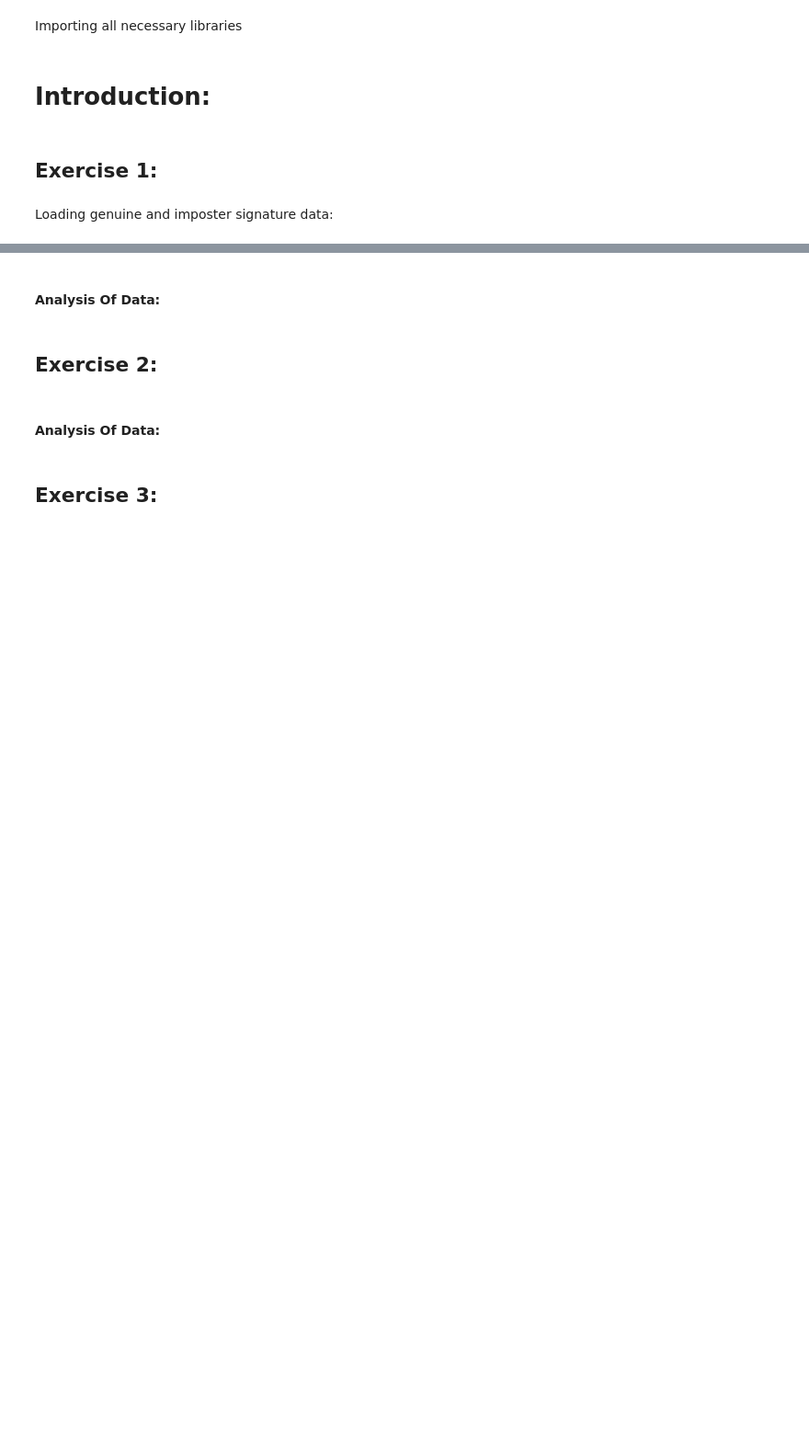
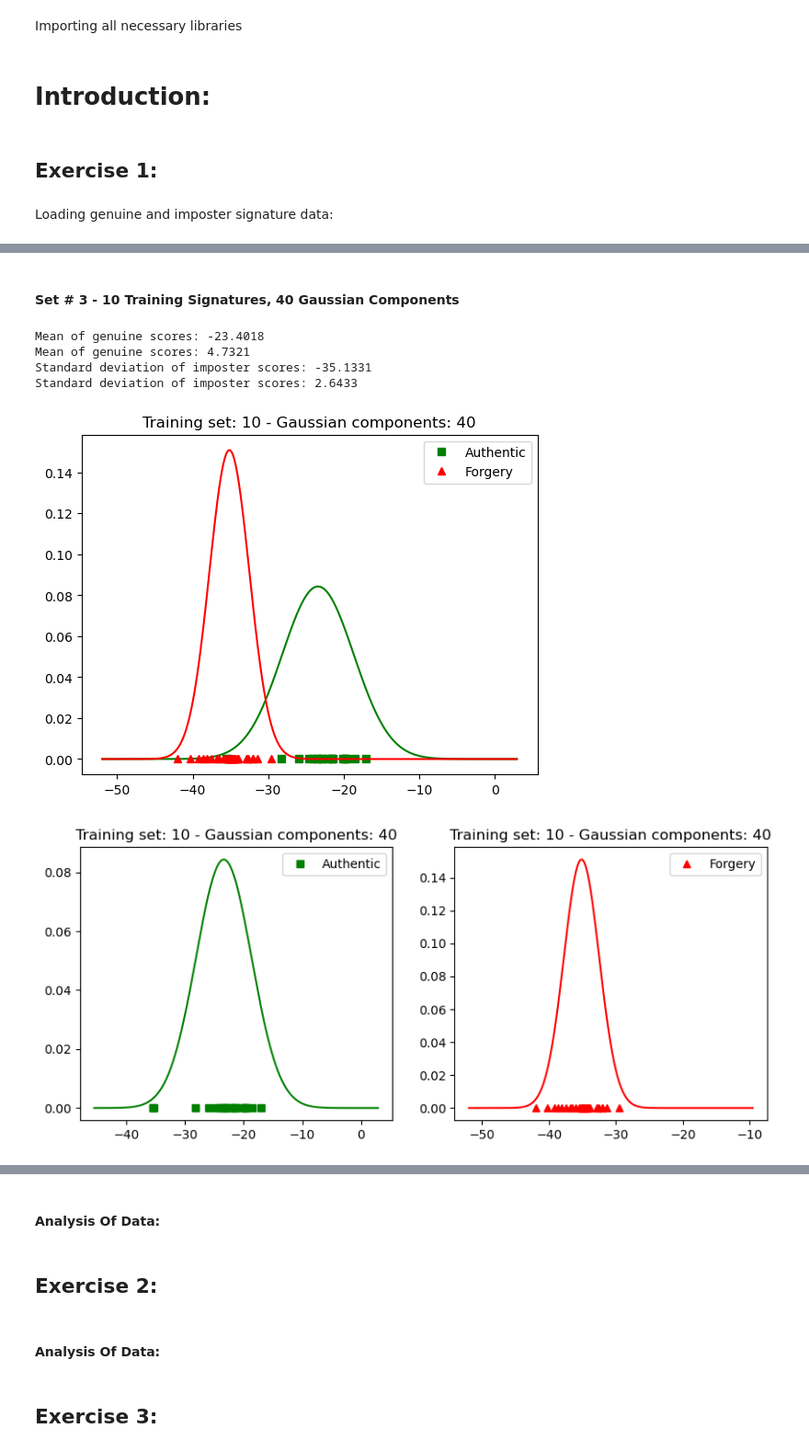
Before and after one commit to MushtabaA/ENCM509-Labs, a Jupyter notebook: Assignment 3/Lab03_Mushtaba_Al Yasseen_Usman_Khan_2024W.ipynb, the cells around one changed output, grey strips where cells are left out. Shown at 92% size. Drawn from its saved outputs; the diff is of its cells as text; code cells hidden in the pictures; blank space fills up the shorter version.

```diff
--- a/Assignment 3/Lab03_Mushtaba_Al Yasseen_Usman_Khan_2024W.ipynb
+++ b/Assignment 3/Lab03_Mushtaba_Al Yasseen_Usman_Khan_2024W.ipynb
@@ -55,0 +180,11 @@ for i in range(total_signatures):
+# %% [markdown]
+#### Set # 3 - 10 Training Signatures, 40 Gaussian Components
+# %%
+GMM_distribution(auth_lst, imp_lst, 10, 40)
+# %% [output]
+Mean of genuine scores: -23.4018
+Mean of genuine scores: 4.7321
+Standard deviation of imposter scores: -35.1331
+Standard deviation of imposter scores: 2.6433
+[figure, added]
+[figure, added]
```
Also changed, not shown: parts of 9 cells of this notebook.
